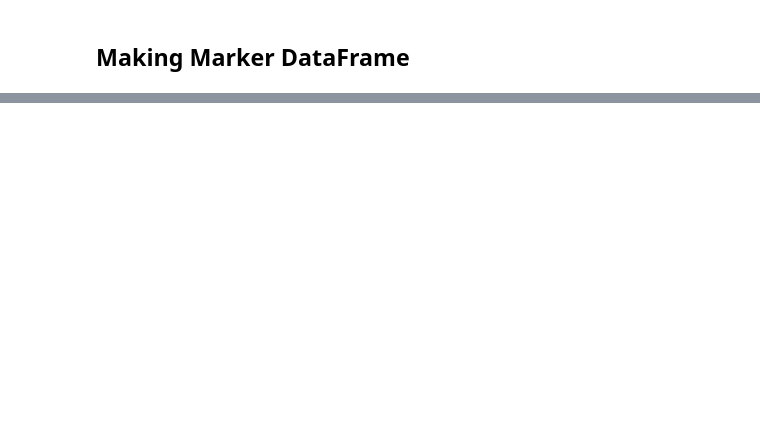
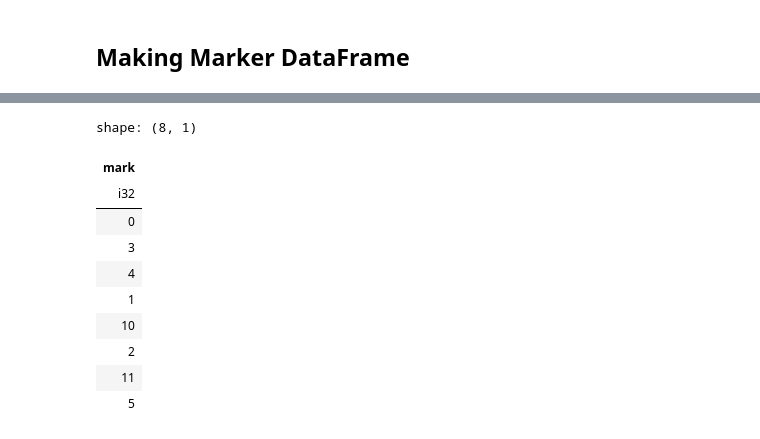
Before and after one commit to LeeKwanHyeong/paper_research, a Jupyter notebook: simple_lab_test/data_preprocess.ipynb, the cells around one changed output, grey strips where cells are left out. Saved outputs shown, nothing was run; the diff lists cells and outputs as text; code cells hidden in the pictures; blank space fills up the shorter version.

```diff
--- a/simple_lab_test/data_preprocess.ipynb
+++ b/simple_lab_test/data_preprocess.ipynb
@@ -9,7 +9,7 @@ sys.path.insert(0, os.path.abspath(".."))
 
 
 MAC_DIR = '/Users/igwanhyeong/PycharmProjects/paper_research/'
-WINDOW_DIR = 'C:/Users/USER/PycharmProjects/research/raw_data/'
+WINDOW_DIR = 'C:/Users/USER/PycharmProjects/paper_research/'
 
 if sys.platform == 'win32':
     DIR = WINDOW_DIR
@@ -159,7 +198,7 @@ plt.show()
 ## Making Marker DataFrame
 # %%
 def make_marks_intermittent(df: pl.DataFrame, K: int = 12, p1: float = 0.99, p2: float = 0.999) -> pl.DataFrame:
-    assert K >= 6
+    # assert K >= 6
 
     # event 생성
     ev = (
@@ -180,6 +219,7 @@ def make_marks_intermittent(df: pl.DataFrame, K: int = 12, p1: float = 0.99, p2:
 
     n_base_bins = K - 2
     cut_probs = [i / n_base_bins for i in range(1, n_base_bins)]
+    print(cut_probs)
 
     q_expr = [
         pl.col("z").quantile(p, "nearest").alias(f"q_{i:02d}")
@@ -191,8 +231,8 @@ def make_marks_intermittent(df: pl.DataFrame, K: int = 12, p1: float = 0.99, p2:
         cuts = []
     else:
         row = base.select(q_expr).row(0)
-        cuts = sorted(set(float(x) for x in row if x is not None))\
-
+        cuts = sorted(set(float(x) for x in row if x is not None))
+        print(cuts)
     # z -> base_bin (0..n_base_bins-1)
     expr = None
     for i, c in enumerate(cuts):
@@ -202,7 +242,7 @@ def make_marks_intermittent(df: pl.DataFrame, K: int = 12, p1: float = 0.99, p2:
             expr = expr.when(pl.col('z') <= c).then(i)
 
     base_bin = (pl.lit(0) if expr is None else expr.otherwise(len(cuts))).clip(0, n_base_bins - 1)
-
+    print(base_bin)
     out = ev.with_columns(
         pl.when(pl.col('demand_qty') <= q1)
           .then(base_bin)
@@ -215,7 +255,7 @@ def make_marks_intermittent(df: pl.DataFrame, K: int = 12, p1: float = 0.99, p2:
 
     return out.select(['oper_part_no', 'demand_dt', 'seq', 'delta_t', 'demand_qty', 'z', 'mark'])
 
-marked_df = make_marks_intermittent(intermittent_df, K=8, p1=0.99, p2=0.999)
+marked_df = make_marks_intermittent(intermittent_df, K=12, p1=0.99, p2=0.999)
 
 marked_df.group_by("mark").len().sort("mark")
 marked_df.select(pl.col("delta_t")).describe()
@@ -224,0 +289,14 @@ marked_df.schema
+# %%
+marked_df.select('mark').unique()
+# %% [output]
+shape: (8, 1)
+| mark |
+| i32 |
+| 0 |
+| 3 |
+| 4 |
+| 1 |
+| 10 |
+| 2 |
+| 11 |
+| 5 |
```
Also changed, not shown: parts of 6 cells of this notebook, 6 other files.
